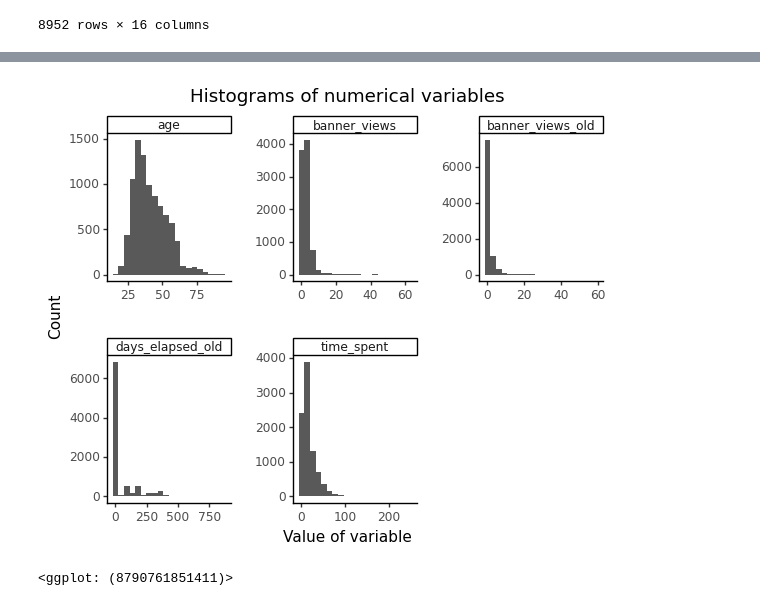
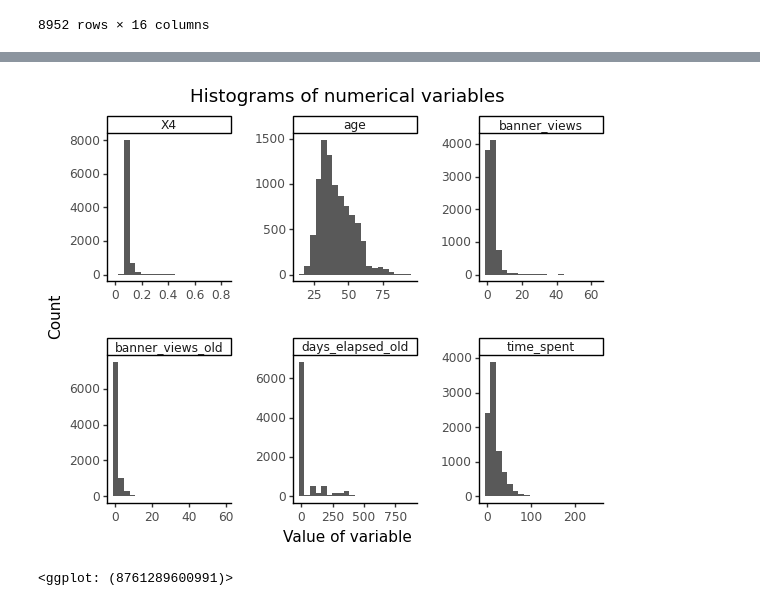
Before and after one commit to LuciaCam/ML_kaggle_competition, a Jupyter notebook: Data exploration.ipynb, the cells around one changed output, grey strips where cells are left out. Cells and saved outputs as stored; diff of their text form; code cells hidden in the pictures.

Commit message:
added histogram for numerical vars

```diff
--- a/Data exploration.ipynb
+++ b/Data exploration.ipynb
@@ -121,18 +137,18 @@ campaign_ad.describe()
 | 75% | 49.000000 | 22.500000 | 3.000000 | 0.000000 | -1.000000 | 0.000000 | 0.000000 | 1.000000 | ... |
 | max | 95.000000 | 245.400000 | 63.000000 | 58.000000 | 854.000000 | 1.000000 | 1.000000 | 1.000000 | ... |
 # %%
-camp_num_melt = campaign_ad[['age', 'time_spent', 'banner_views', 'banner_views_old', 'days_elapsed_old']].melt()
-camp_num_melt
+camp_num_melt = campaign_ad[['age', 'time_spent', 'banner_views', 'banner_views_old', 'days_elapsed_old', 'X4']].melt()
+
 
 ggplot(camp_num_melt
     ) + aes('value'
     ) + facet_wrap('variable', scales='free'
     ) + geom_histogram(bins = 20
     ) + theme_classic(
     ) + theme(subplots_adjust={'wspace': 0.5, 'hspace': 0.5}
     ) + labs(title='Histograms of numerical variables',
              x='Value of variable',
              y='Count')
 # %% [output]
-[figure, old version]
+[figure, new version]
-<ggplot: (8790761851411)>
+<ggplot: (8761289600991)>
```
Also changed, not shown: parts of 3 cells of this notebook.
